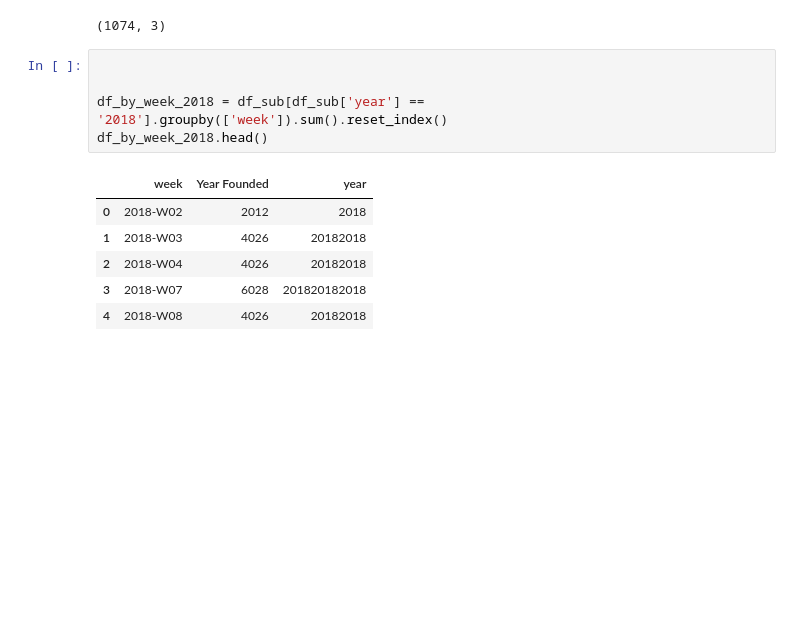
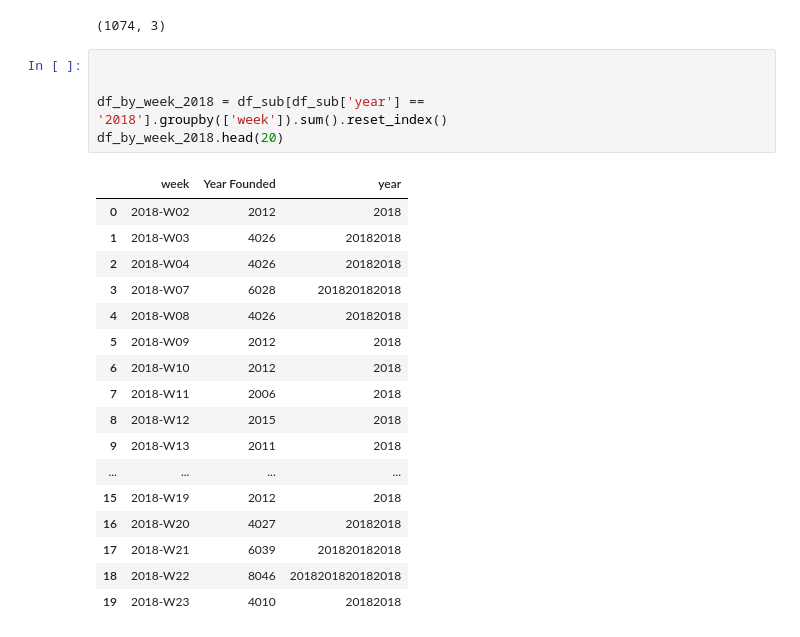
Before and after one commit to mfarucci/AdvancedDataAnalytics, a Jupyter notebook: EDA1.ipynb, the cells around one changed output. Drawn from its saved outputs; the diff is of its cells as text; blank space fills up the shorter version.

```diff
--- a/EDA1.ipynb
+++ b/EDA1.ipynb
@@ -151,12 +151,23 @@ memory usage: 25.3+ KB
 # %%
 
 
 df_by_week_2018 = df_sub[df_sub['year'] == '2018'].groupby(['week']).sum().reset_index()
-df_by_week_2018.head()
+df_by_week_2018.head(20)
 # %% [output]
 |  | week | Year Founded | year |
 | 0 | 2018-W02 | 2012 | 2018 |
 | 1 | 2018-W03 | 4026 | 20182018 |
 | 2 | 2018-W04 | 4026 | 20182018 |
 | 3 | 2018-W07 | 6028 | 201820182018 |
 | 4 | 2018-W08 | 4026 | 20182018 |
+| 5 | 2018-W09 | 2012 | 2018 |
+| 6 | 2018-W10 | 2012 | 2018 |
+| 7 | 2018-W11 | 2006 | 2018 |
+| 8 | 2018-W12 | 2015 | 2018 |
+| 9 | 2018-W13 | 2011 | 2018 |
+| ... | ... | ... | ... |
+| 15 | 2018-W19 | 2012 | 2018 |
+| 16 | 2018-W20 | 4027 | 20182018 |
+| 17 | 2018-W21 | 6039 | 201820182018 |
+| 18 | 2018-W22 | 8046 | 2018201820182018 |
+| 19 | 2018-W23 | 4010 | 20182018 |
```
